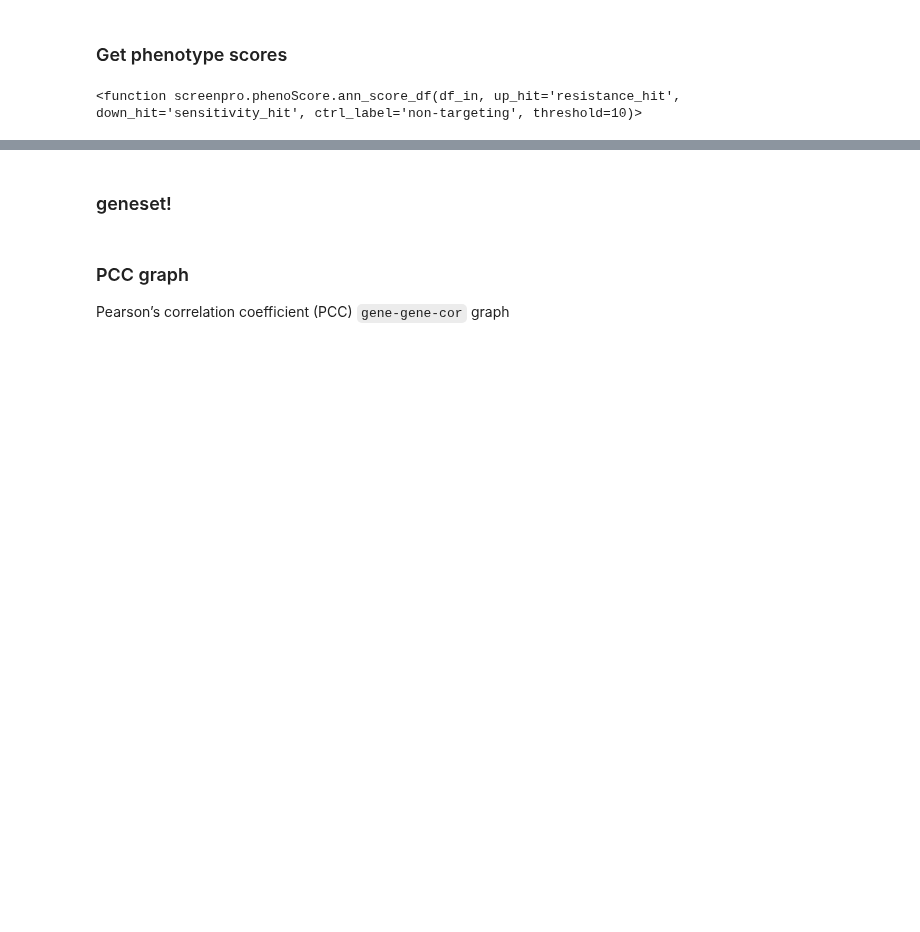
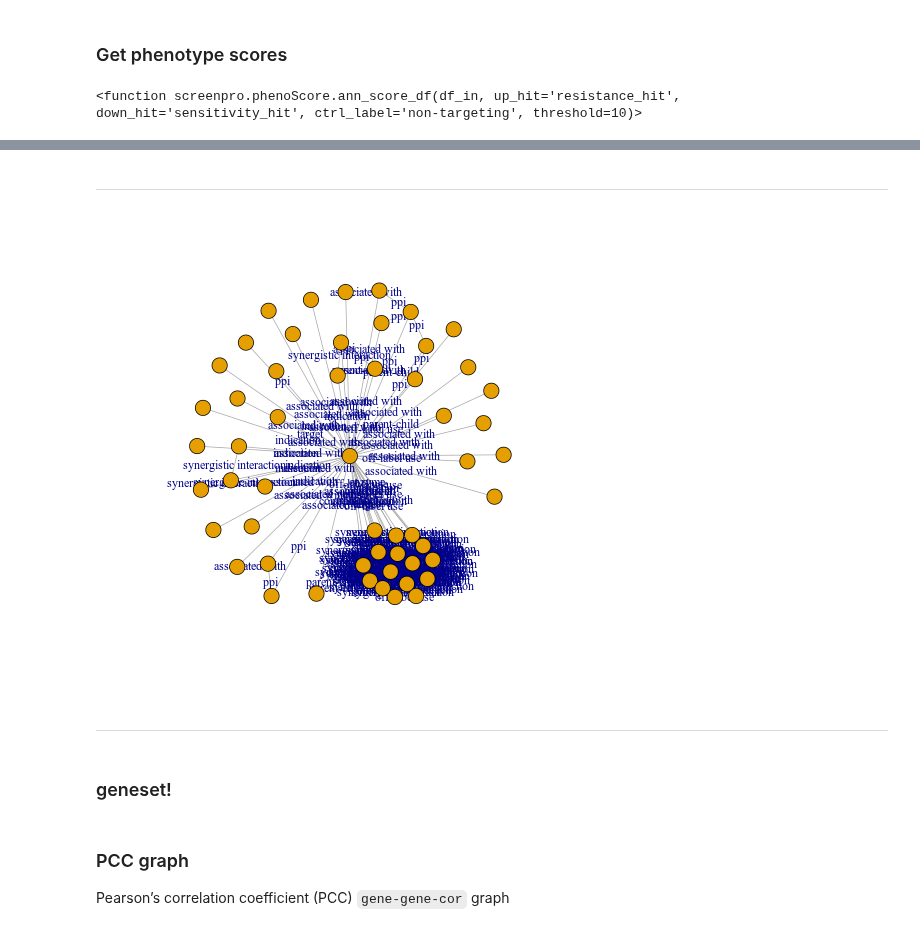
Before and after one commit to abearab/DDRi-screens, a Jupyter notebook: 3-graph-representation.ipynb, the cells around one changed output, grey strips where cells are left out. Drawn from its saved outputs; the diff is of its cells as text; code cells hidden in the pictures; blank space fills up the shorter version.

```diff
--- a/3-graph-representation.ipynb
+++ b/3-graph-representation.ipynb
@@ -188,0 +386,2 @@ rho_bin = (rho_label.isin(['sensitivity_hit']) * -1) + (rho_label.isin(['resista
+# %%
+g_PARPi_prdx1 = filter_graph_by_nodes_BFS(g_PARPi,['5052'],max_distance=2)
@@ -189,3 +403,30 @@ rho_bin = (rho_label.isin(['sensitivity_hit']) * -1) + (rho_label.isin(['resista
+# %% [markdown]
+___
+# %%
+d = g_PARPi_prdx1.get_edge_dataframe()
+# %%
+%%R -i d
+# ,s,l
+g = graph_from_data_frame(d, directed = FALSE, vertices = NULL)
+g = igraph::simplify(g)
+
+# V(g)$color <- l[V(g)$name,]
+# E(g)$width <- E(g)$weight
+# %%
+%%R
+coords = layout_with_fr(g)
+
+# plot the graph
+plot(g, layout=coords,
+     vertex.label=NA,
+     # vertex.color =l[V(g)$name,],
+     vertex.size=10,
+     edge.label = d$display_relation
+    )
+# %% [output]
+[figure, added]
+# %% [markdown]
+___
 # %% [markdown]
 ### geneset!
 # %%
```
Also changed, not shown: parts of 54 cells of this notebook.
